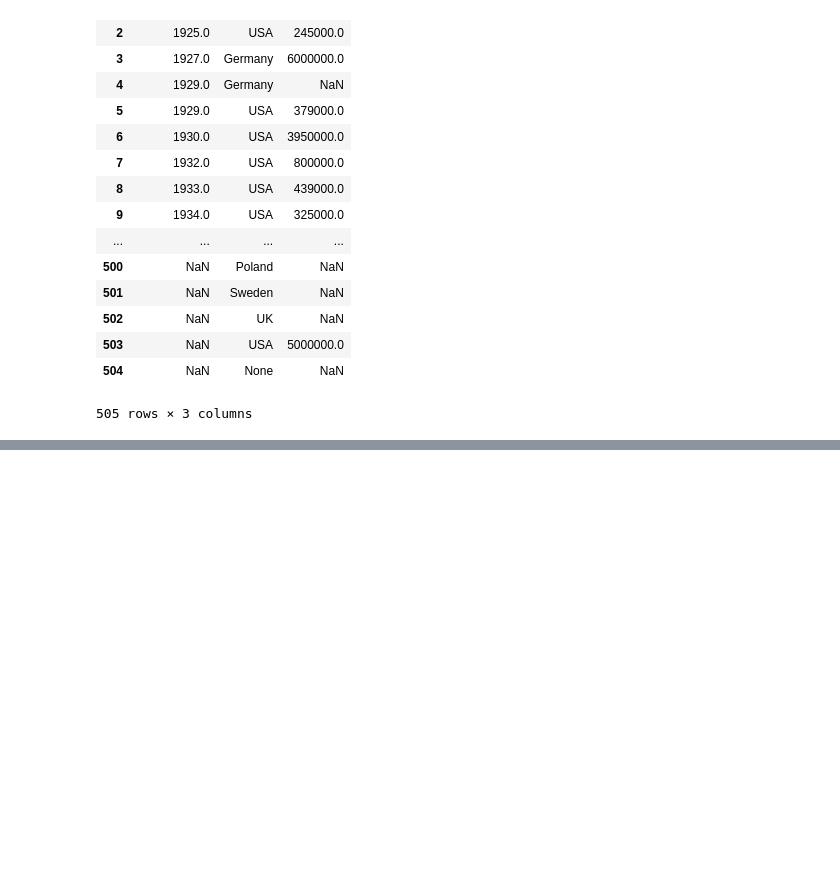
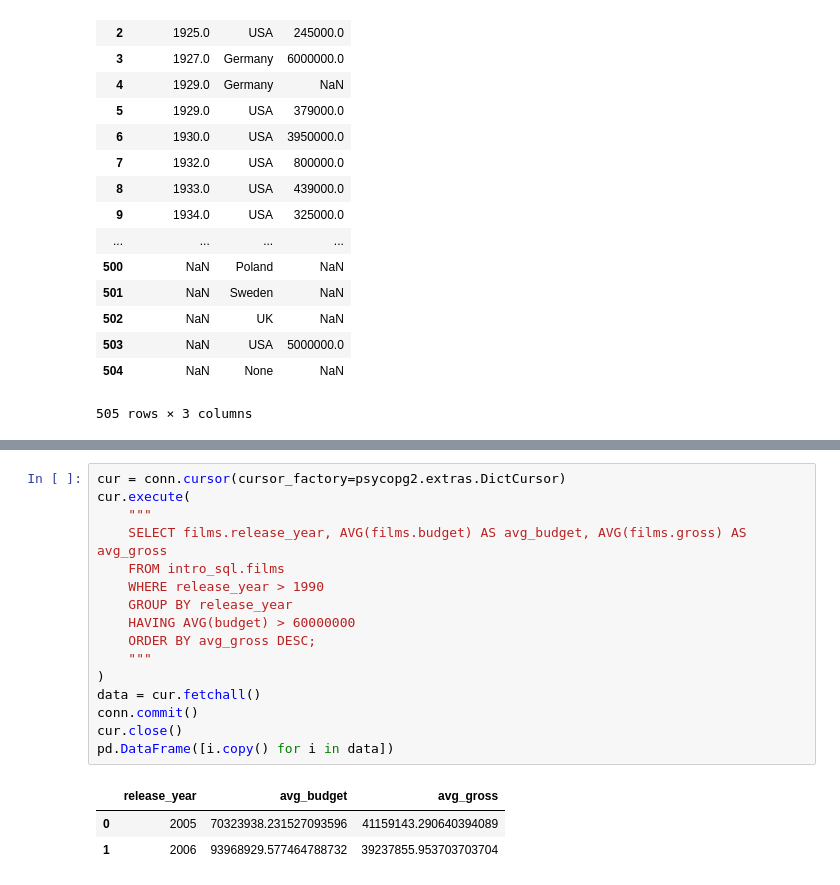
Before and after one commit to gisosdeb/sql_data_analysis, a Jupyter notebook: intro_to_sql_for_data_science/intro_to_sql_for_data_science_part5.ipynb, the cells around one changed output, grey strips where cells are left out. Drawn from its saved outputs; the diff is of its cells as text; blank space fills up the shorter version.

```diff
--- a/intro_to_sql_for_data_science/intro_to_sql_for_data_science_part5.ipynb
+++ b/intro_to_sql_for_data_science/intro_to_sql_for_data_science_part5.ipynb
@@ -498,0 +502,20 @@ HAVING COUNT(title) > 10;
+# %%
+cur = conn.cursor(cursor_factory=psycopg2.extras.DictCursor)
+cur.execute(
+    """
+    SELECT films.release_year, AVG(films.budget) AS avg_budget, AVG(films.gross) AS avg_gross
+    FROM intro_sql.films
+    WHERE release_year > 1990
+    GROUP BY release_year
+    HAVING AVG(budget) > 60000000
+    ORDER BY avg_gross DESC;
+    """
+)
+data = cur.fetchall()
+conn.commit()
+cur.close()
+pd.DataFrame([i.copy() for i in data])
+# %% [output]
+|  | release_year | avg_budget | avg_gross |
+| 0 | 2005 | 70323938.231527093596 | 41159143.290640394089 |
+| 1 | 2006 | 93968929.577464788732 | 39237855.953703703704 |
```
Also changed, not shown: parts of 7 cells of this notebook.
